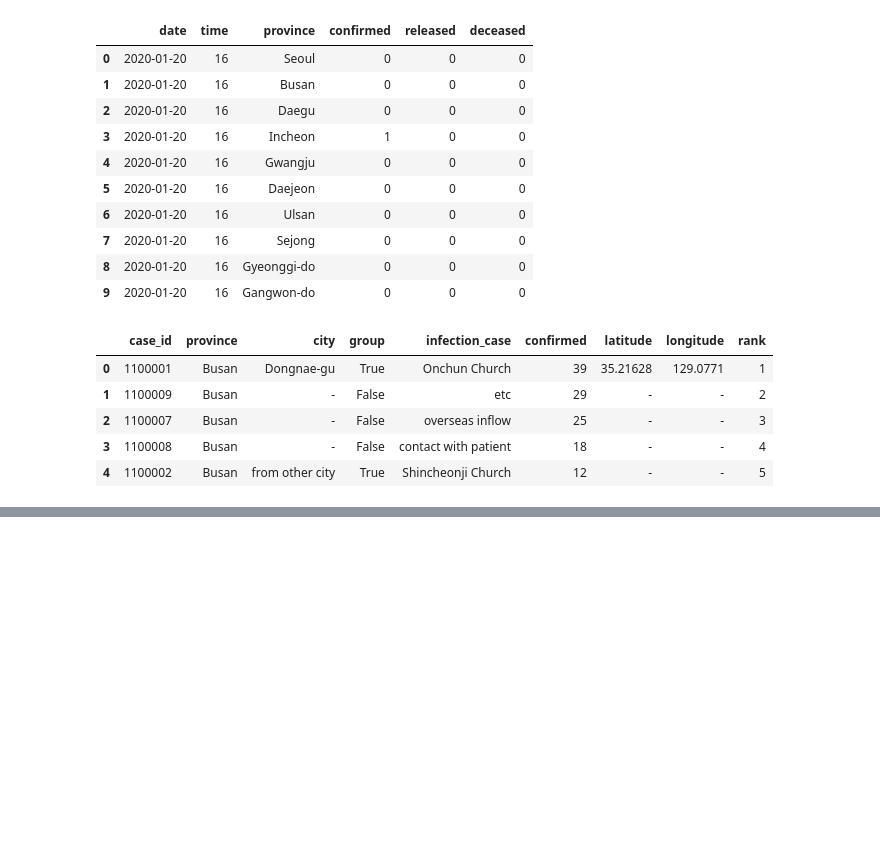
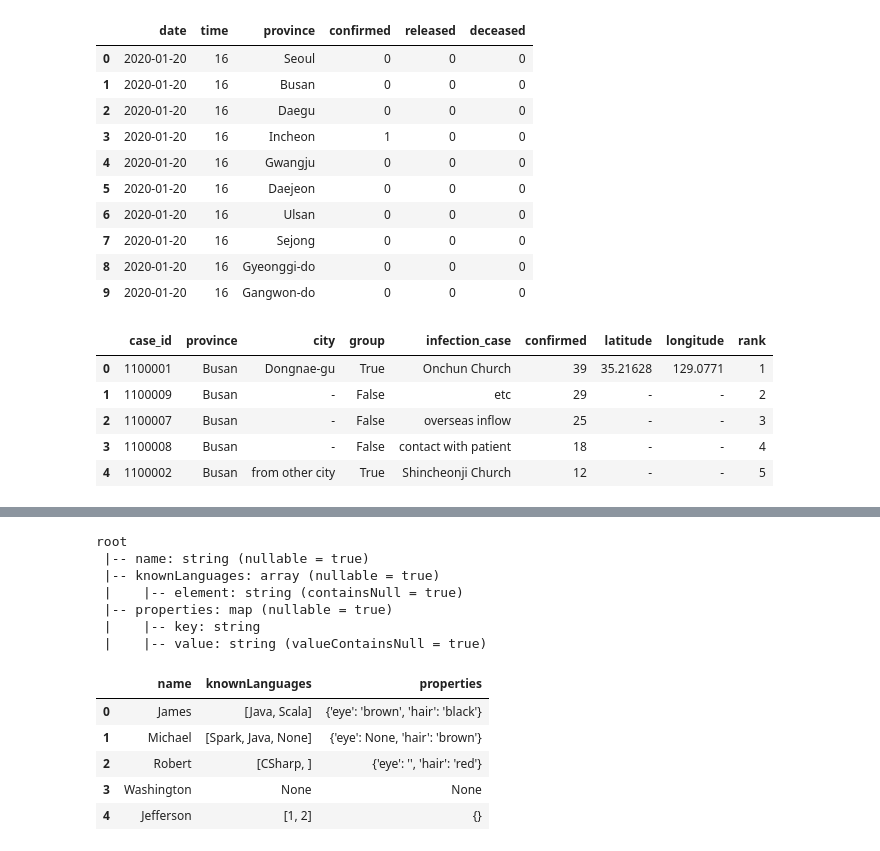
Before and after one commit to KulyashDahiya/DataEngineering, a Jupyter notebook: PysparkLearning/Basics/2_Dataframe.ipynb, the cells around one changed output, grey strips where cells are left out. Saved outputs shown, nothing was run; the diff lists cells and outputs as text; code cells hidden in the pictures; blank space fills up the shorter version.

```diff
--- a/PysparkLearning/Basics/2_Dataframe.ipynb
+++ b/PysparkLearning/Basics/2_Dataframe.ipynb
@@ -296,0 +298,35 @@ timeprovinceWithLag.filter(timeprovinceWithLag.date>'2020-03-10').limit(10).toPa
+# %%
+## Explode etc.
+
+from pyspark.sql import SparkSession
+
+spark = SparkSession.builder.appName("pyspark-by-examples")\
+        .master("local[8]")\
+        .getOrCreate()
+
+columns = ['name', 'knownLanguages', 'properties']
+arrayData = [
+        ('James',['Java','Scala'],{'hair':'black','eye':'brown'}),
+        ('Michael',['Spark','Java',None],{'hair':'brown','eye':None}),
+        ('Robert',['CSharp',''],{'hair':'red','eye':''}),
+        ('Washington',None,None),
+        ('Jefferson',['1','2'],{})
+    ]
+
+df = spark.createDataFrame(data = arrayData, schema = columns)
+df.printSchema()
+df.toPandas()
+# %% [output]
+root
+ |-- name: string (nullable = true)
+ |-- knownLanguages: array (nullable = true)
+ |    |-- element: string (containsNull = true)
+ |-- properties: map (nullable = true)
+ |    |-- key: string
+ |    |-- value: string (valueContainsNull = true)
+|  | name | knownLanguages | properties |
+| 0 | James | [Java, Scala] | {'eye': 'brown', 'hair': 'black'} |
+| 1 | Michael | [Spark, Java, None] | {'eye': None, 'hair': 'brown'} |
+| 2 | Robert | [CSharp, ] | {'eye': '', 'hair': 'red'} |
+| 3 | Washington | None | None |
+| 4 | Jefferson | [1, 2] | {} |
```
Also changed, not shown: parts of 3 cells of this notebook.
